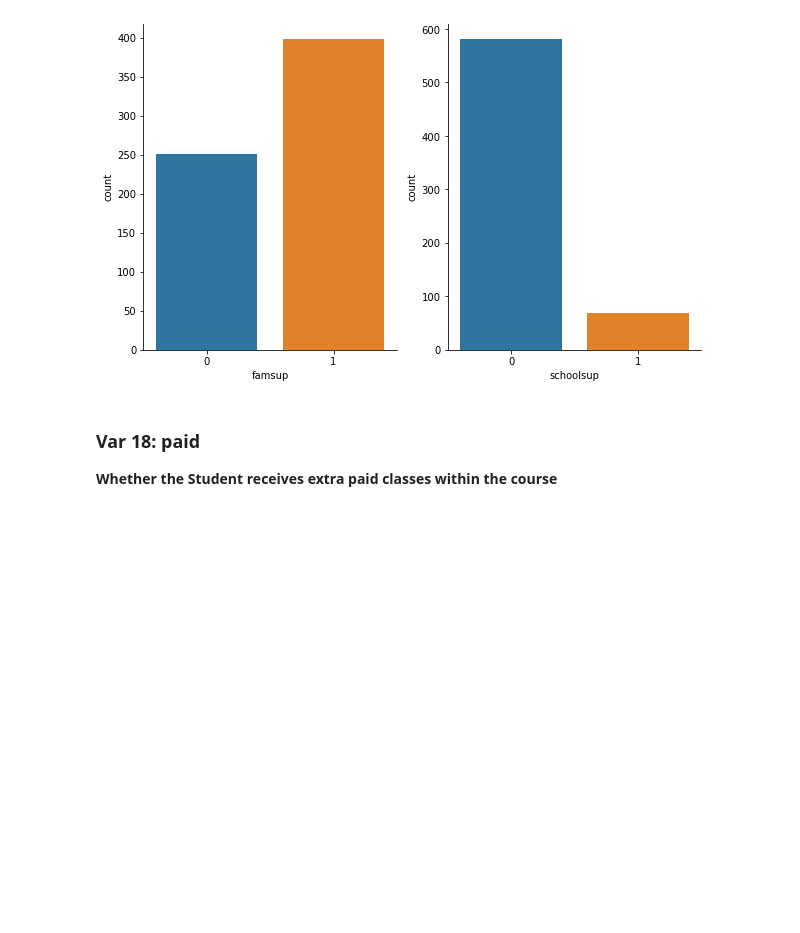
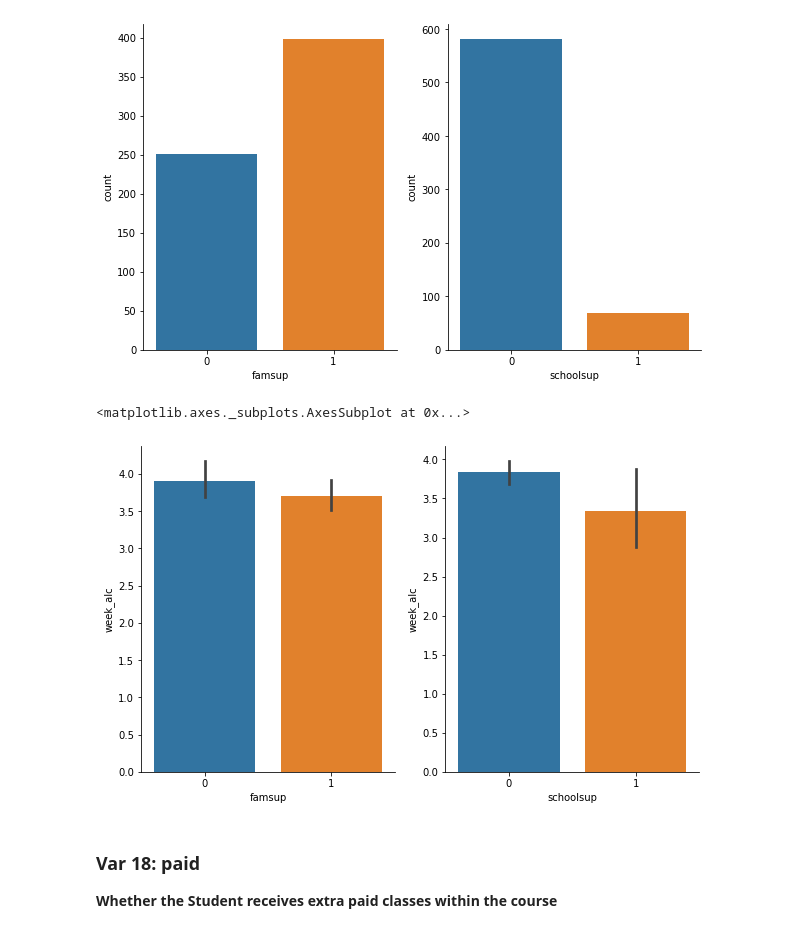
Before and after one commit to Yeshi341/Student_Alcohol_Consumption, a Jupyter notebook: Lhamu_EDA.ipynb, the cells around one changed output. Saved outputs shown, nothing was run; the diff lists cells and outputs as text; code cells hidden in the pictures; blank space fills up the shorter version.

```diff
--- a/Lhamu_EDA.ipynb
+++ b/Lhamu_EDA.ipynb
@@ -1184,6 +1184,14 @@ sns.countplot(x="famsup",  data=df,  ax = ax[0])
 # %% [output]
 <matplotlib.axes._subplots.AxesSubplot at 0x...>
 [figure]
+# %%
+fig, ax = plt.subplots(1, 2, figsize= (10,6))
+sns.despine(right=True)
+sns.barplot(x="schoolsup",y = 'week_alc', data=df,  ax = ax[1])
+sns.barplot(x="famsup", y = 'week_alc', data=df,  ax = ax[0])
+# %% [output]
+<matplotlib.axes._subplots.AxesSubplot at 0x...>
+[figure, added]
 # %% [markdown]
 ### Var 18: paid
 **Whether the Student receives extra paid classes within the course**
```
Also changed, not shown: parts of 10 cells of this notebook.
